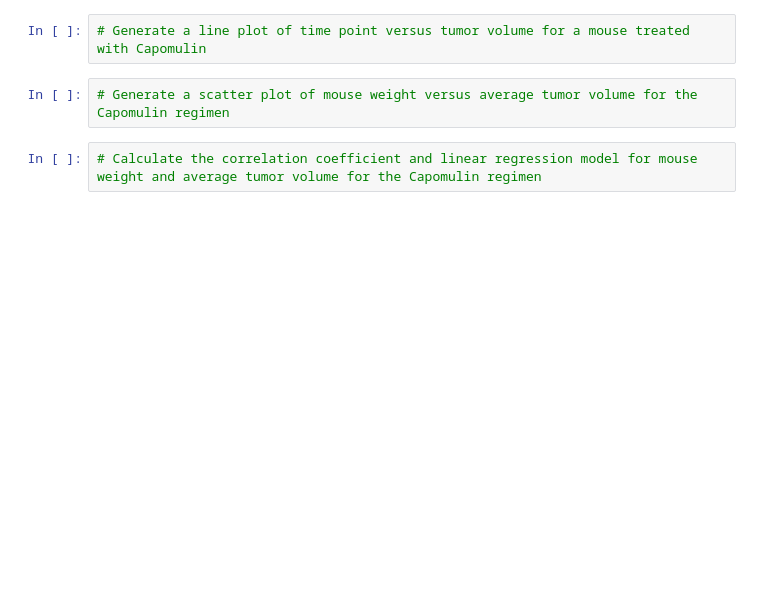
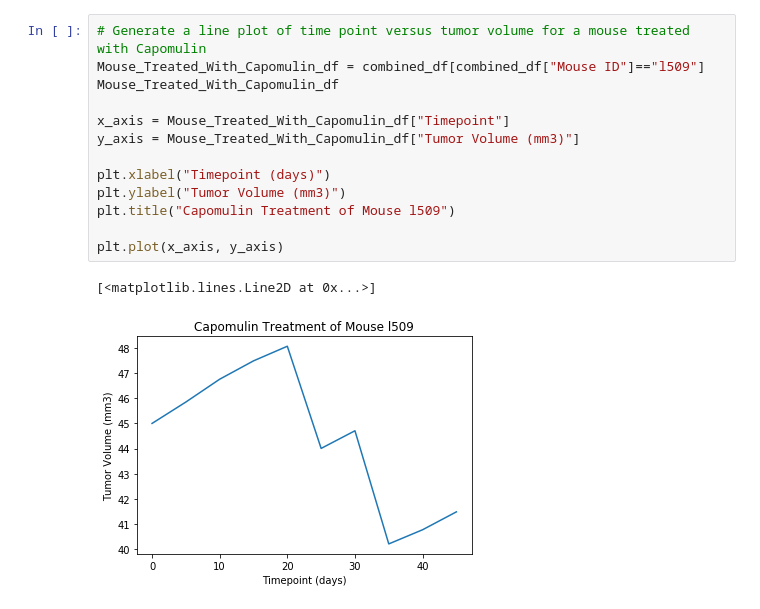
Before and after one commit to 2567garciab/matplotlib-challange, a Jupyter notebook: pymaceuticals.ipynb, the cells around one changed output. Cells and saved outputs as stored; diff of their text form; blank space fills up the shorter version.

```diff
--- a/pymaceuticals.ipynb
+++ b/pymaceuticals.ipynb
@@ -31,6 +234,16 @@ FileNotFoundError: [Errno 2] File b'data/Mouse_metadata.csv' does not exist: b'd
 # %%
 # Generate a line plot of time point versus tumor volume for a mouse treated with Capomulin
+Mouse_Treated_With_Capomulin_df = combined_df[combined_df["Mouse ID"]=="l509"]
+Mouse_Treated_With_Capomulin_df
+
+x_axis = Mouse_Treated_With_Capomulin_df["Timepoint"]
+y_axis = Mouse_Treated_With_Capomulin_df["Tumor Volume (mm3)"]
+
+plt.xlabel("Timepoint (days)")
+plt.ylabel("Tumor Volume (mm3)")
+plt.title("Capomulin Treatment of Mouse l509")
+
+plt.plot(x_axis, y_axis)
+# %% [output]
+[<matplotlib.lines.Line2D at 0x...>]
+[figure, added]
-# %%
-# Generate a scatter plot of mouse weight versus average tumor volume for the Capomulin regimen
-# %%
-# Calculate the correlation coefficient and linear regression model for mouse weight and average tumor volume for the Capomulin regimen
```
Also changed, not shown: parts of 16 cells of this notebook.
